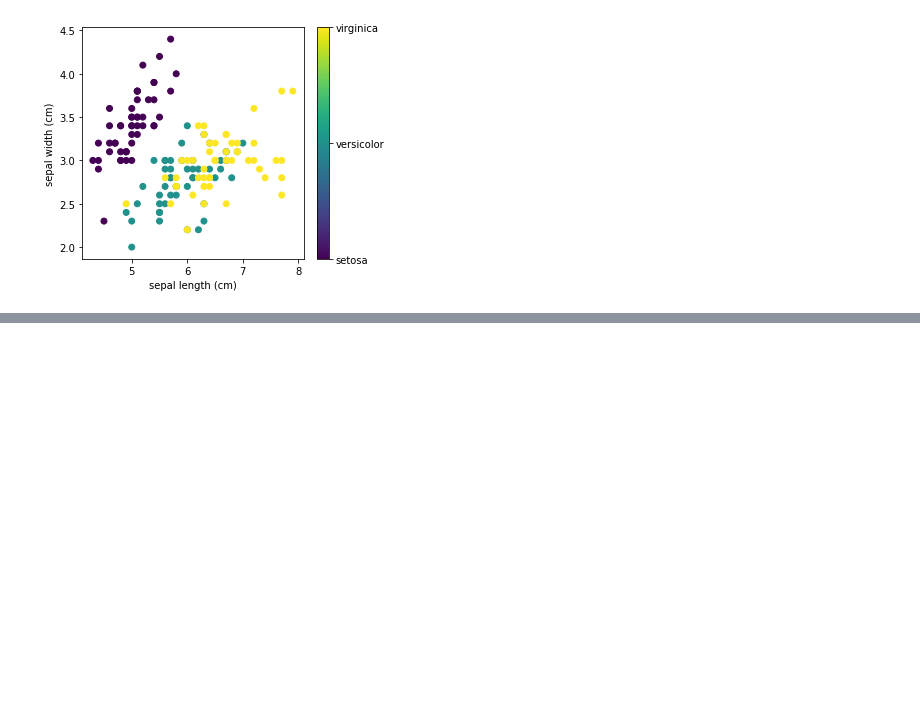
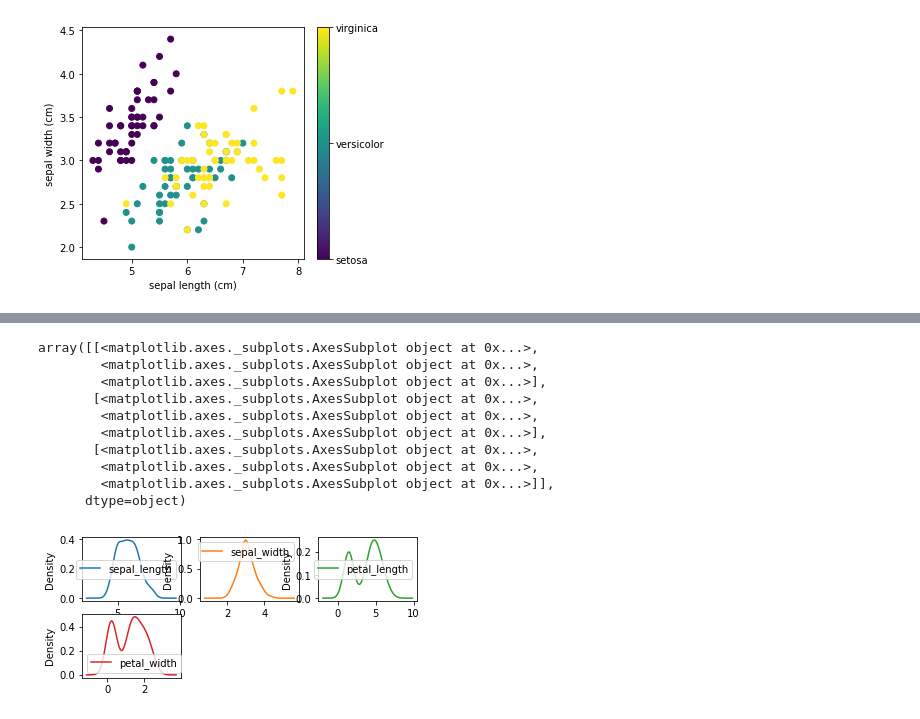
Before and after one commit to sajjadGG/book-python, a Jupyter notebook: data-vizualization/jupyter/Untitled.ipynb, the cells around one changed output, grey strips where cells are left out. Cells and saved outputs as stored; diff of their text form; code cells hidden in the pictures; blank space fills up the shorter version.

```diff
--- a/data-vizualization/jupyter/Untitled.ipynb
+++ b/data-vizualization/jupyter/Untitled.ipynb
@@ -470,0 +498,16 @@ KeyError: 'sepal_length'
+# %%
+
+
+data.plot(kind='density', subplots=True, layout=(3,3), sharex=False)
+# %% [output]
+array([[<matplotlib.axes._subplots.AxesSubplot object at 0x...>,
+        <matplotlib.axes._subplots.AxesSubplot object at 0x...>,
+        <matplotlib.axes._subplots.AxesSubplot object at 0x...>],
+       [<matplotlib.axes._subplots.AxesSubplot object at 0x...>,
+        <matplotlib.axes._subplots.AxesSubplot object at 0x...>,
+        <matplotlib.axes._subplots.AxesSubplot object at 0x...>],
+       [<matplotlib.axes._subplots.AxesSubplot object at 0x...>,
+        <matplotlib.axes._subplots.AxesSubplot object at 0x...>,
+        <matplotlib.axes._subplots.AxesSubplot object at 0x...>]],
+      dtype=object)
+[figure, added]
```
Also changed, not shown: parts of 6 cells of this notebook, 15 other files.
